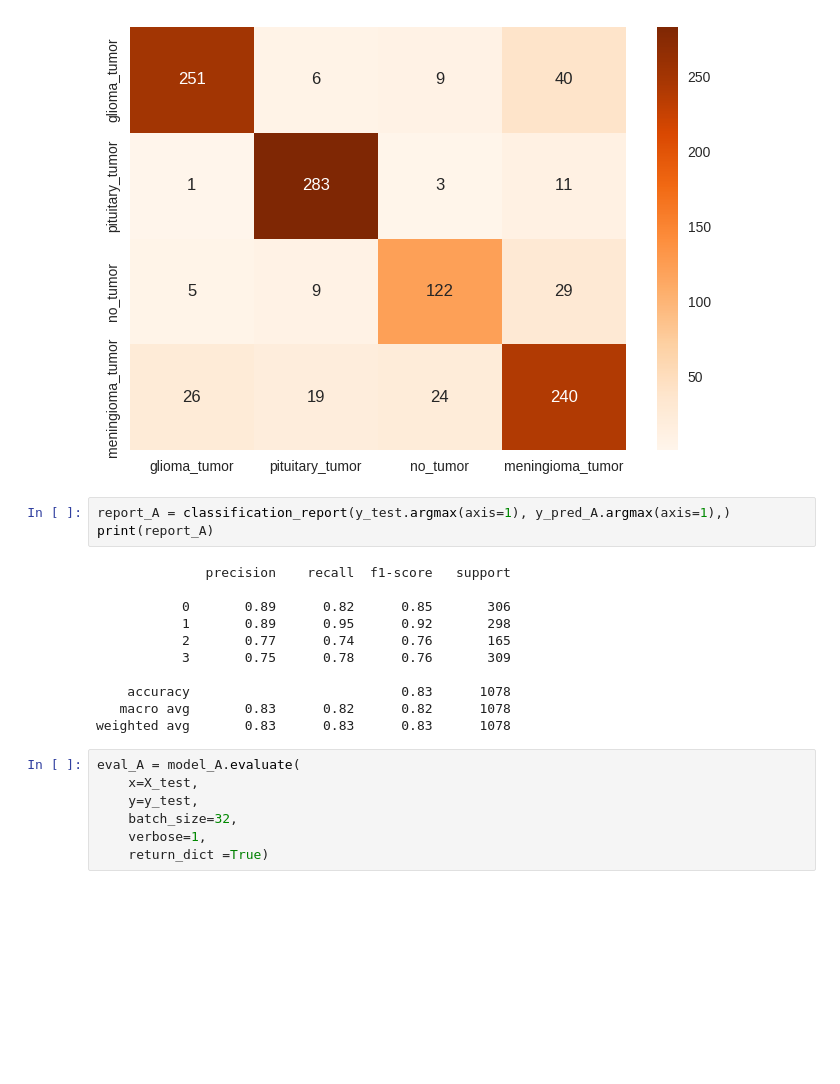
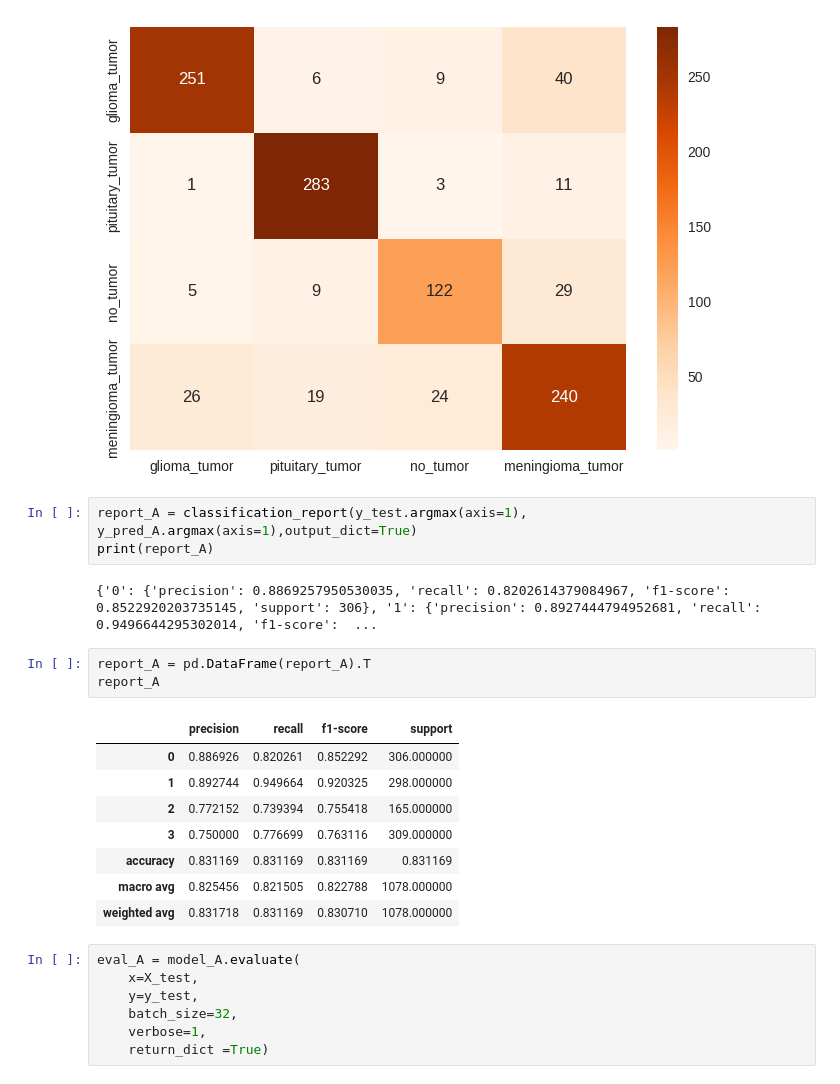
Before and after one commit to M-Woi/Group-Projects, a Jupyter notebook: brain_tumor_classification_v1.ipynb, the cells around one changed output. Cells and saved outputs as stored; diff of their text form; blank space fills up the shorter version.

```diff
--- a/brain_tumor_classification_v1.ipynb
+++ b/brain_tumor_classification_v1.ipynb
@@ -319,19 +324,22 @@ sns.heatmap(CX_A,annot=True, fmt=".0f", cmap='Oranges', xticklabels = classes, y
 <Axes: >
 [figure]
 # %%
-report_A = classification_report(y_test.argmax(axis=1), y_pred_A.argmax(axis=1),)
+report_A = classification_report(y_test.argmax(axis=1), y_pred_A.argmax(axis=1),output_dict=True)
 print(report_A)
 # %% [output]
-              precision    recall  f1-score   support
-
-           0       0.89      0.82      0.85       306
-           1       0.89      0.95      0.92       298
-           2       0.77      0.74      0.76       165
-           3       0.75      0.78      0.76       309
-
-    accuracy                           0.83      1078
-   macro avg       0.83      0.82      0.82      1078
-weighted avg       0.83      0.83      0.83      1078
+{'0': {'precision': 0.8869257950530035, 'recall': 0.8202614379084967, 'f1-score': 0.8522920203735145, 'support': 306}, '1': {'precision': 0.8927444794952681, 'recall': 0.9496644295302014, 'f1-score':  ...
+# %%
+report_A = pd.DataFrame(report_A).T
+report_A
+# %% [output]
+|  | precision | recall | f1-score | support |
+| 0 | 0.886926 | 0.820261 | 0.852292 | 306.000000 |
+| 1 | 0.892744 | 0.949664 | 0.920325 | 298.000000 |
+| 2 | 0.772152 | 0.739394 | 0.755418 | 165.000000 |
+| 3 | 0.750000 | 0.776699 | 0.763116 | 309.000000 |
+| accuracy | 0.831169 | 0.831169 | 0.831169 | 0.831169 |
+| macro avg | 0.825456 | 0.821505 | 0.822788 | 1078.000000 |
+| weighted avg | 0.831718 | 0.831169 | 0.830710 | 1078.000000 |
 # %%
 eval_A = model_A.evaluate(
     x=X_test,
```
Also changed, not shown: parts of 21 cells of this notebook.
